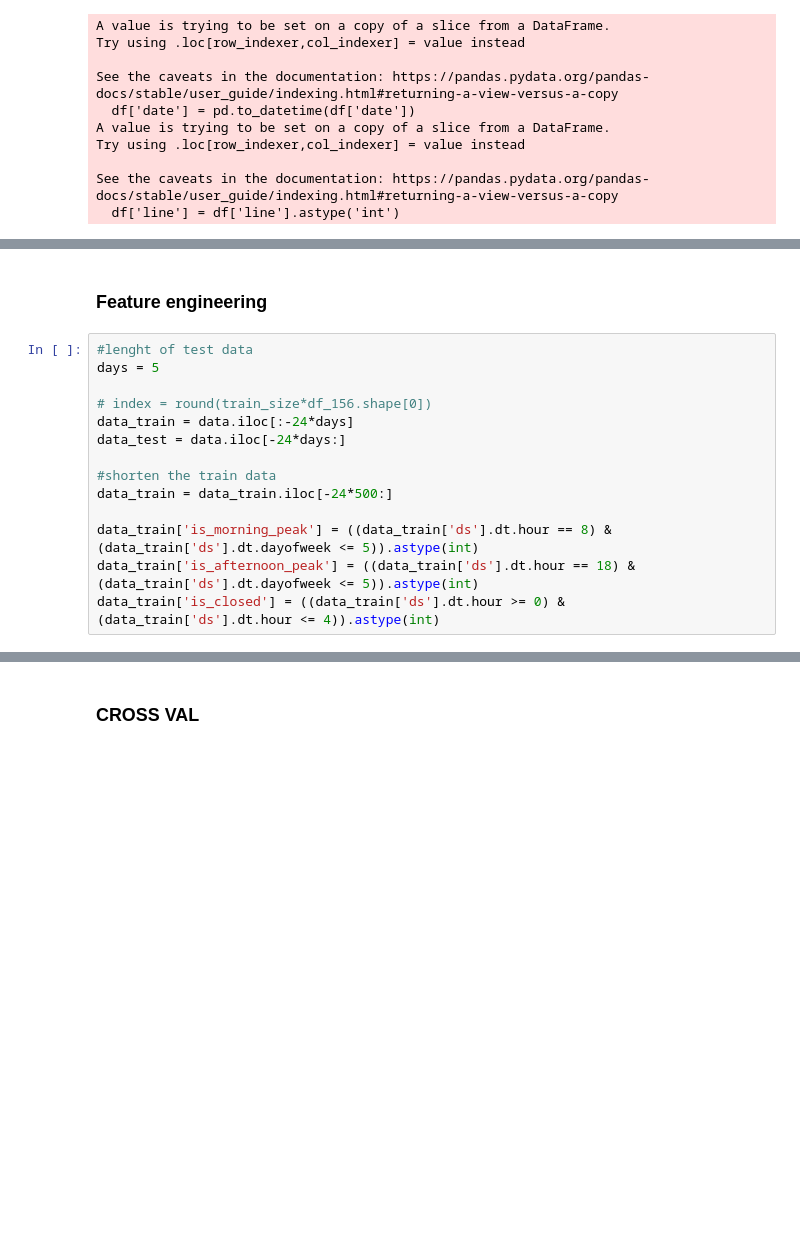
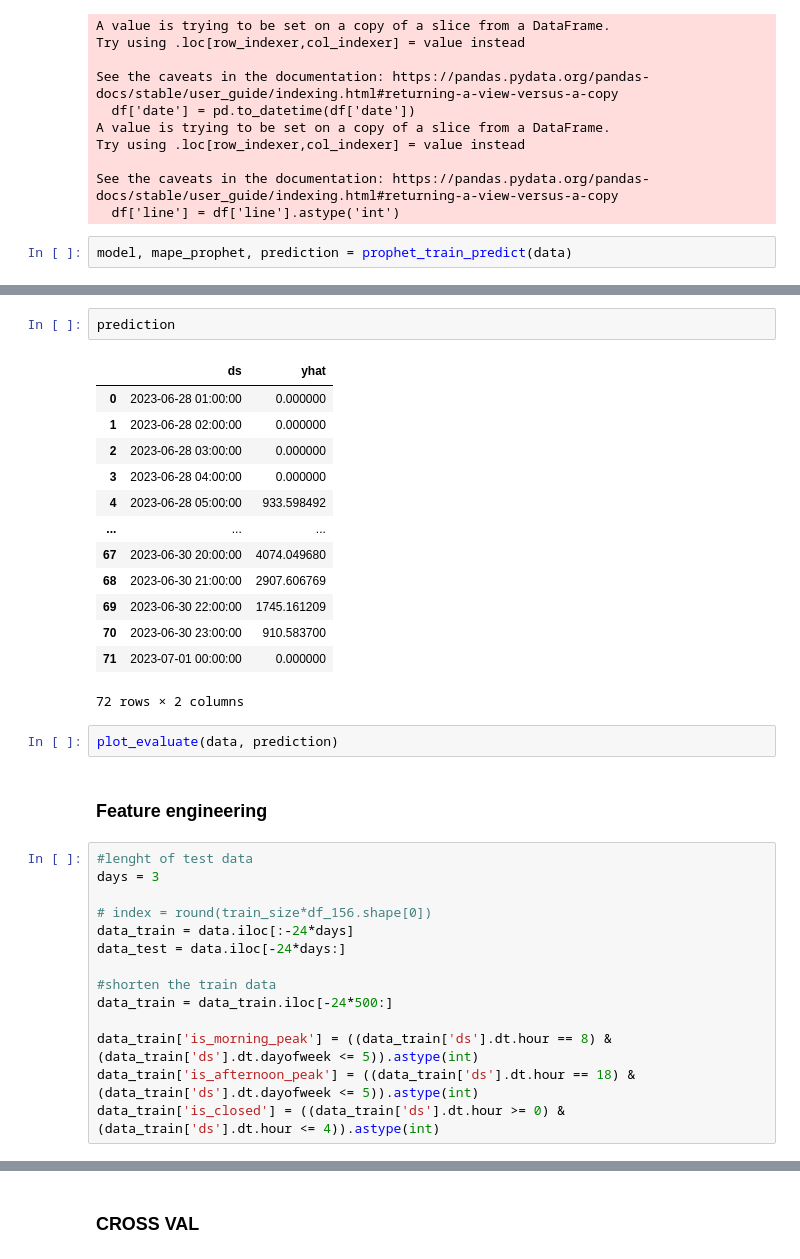
Before and after one commit to Arizona3000/metro_seoul, a Jupyter notebook: notebooks/prophet_clean.ipynb, the cells around one changed output, grey strips where cells are left out. Saved outputs shown, nothing was run; the diff lists cells and outputs as text; blank space fills up the shorter version.

```diff
--- a/notebooks/prophet_clean.ipynb
+++ b/notebooks/prophet_clean.ipynb
@@ -281,3 +158,5 @@ Try using .loc[row_indexer,col_indexer] = value instead
 
 See the caveats in the documentation: https://pandas.pydata.org/pandas-docs/stable/user_guide/indexing.html#returning-a-view-versus-a-copy
   df['line'] = df['line'].astype('int')
+# %%
+model, mape_prophet, prediction = prophet_train_predict(data)
@@ -284,8 +183,26 @@ See the caveats in the documentation: https://pandas.pydata.org/pandas-docs/stab
+# %%
+prediction
+# %% [output]
+|  | ds | yhat |
+| 0 | 2023-06-28 01:00:00 | 0.000000 |
+| 1 | 2023-06-28 02:00:00 | 0.000000 |
+| 2 | 2023-06-28 03:00:00 | 0.000000 |
+| 3 | 2023-06-28 04:00:00 | 0.000000 |
+| 4 | 2023-06-28 05:00:00 | 933.598492 |
+| ... | ... | ... |
+| 67 | 2023-06-30 20:00:00 | 4074.049680 |
+| 68 | 2023-06-30 21:00:00 | 2907.606769 |
+| 69 | 2023-06-30 22:00:00 | 1745.161209 |
+| 70 | 2023-06-30 23:00:00 | 910.583700 |
+| 71 | 2023-07-01 00:00:00 | 0.000000 |
+72 rows × 2 columns
+# %%
+plot_evaluate(data, prediction)
 # %% [markdown]
 ### Feature engineering
 # %%
 #lenght of test data
-days = 5
+days = 3
 
 # index = round(train_size*df_156.shape[0])
 data_train = data.iloc[:-24*days]
```
Also changed, not shown: parts of 10 cells of this notebook, 2 other files.
